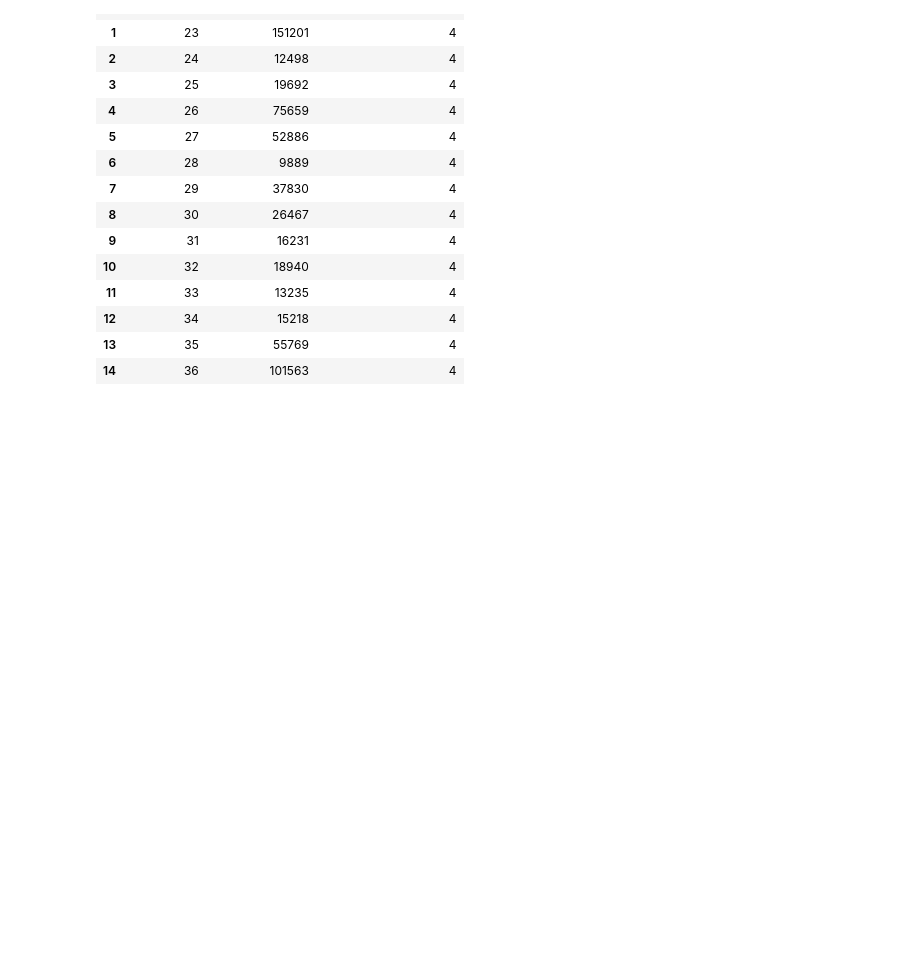
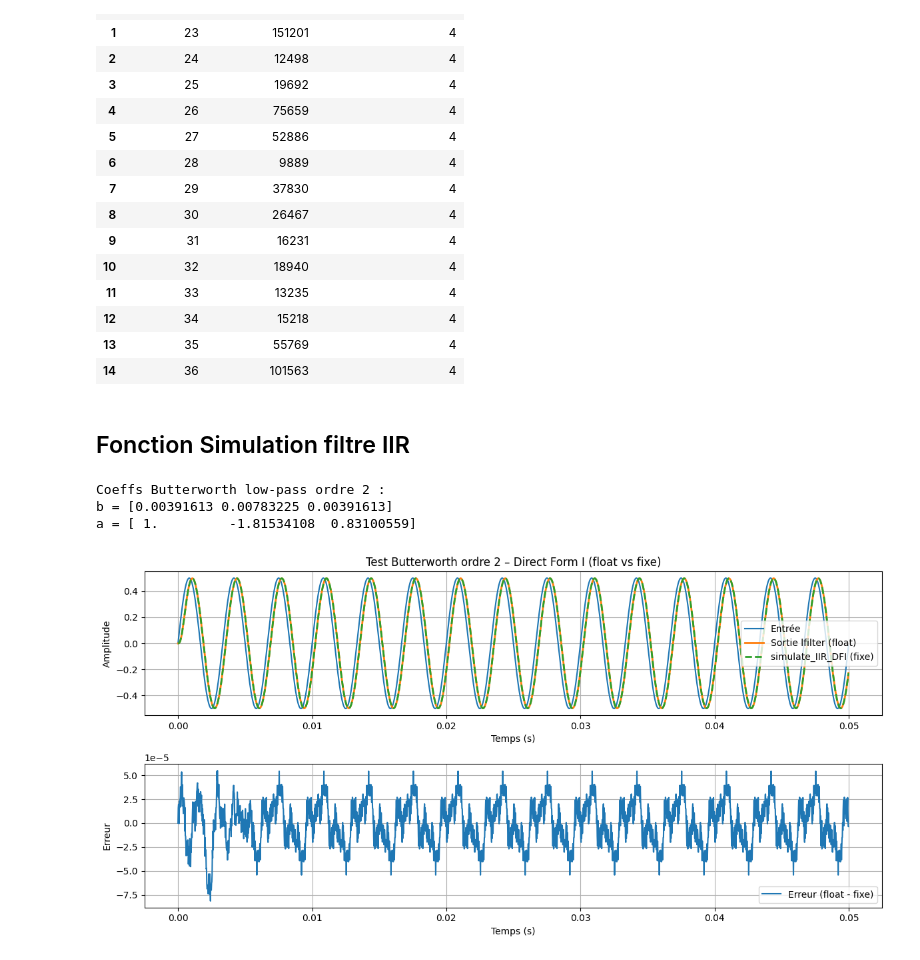
Before and after one commit to Sawlyer/SIR, a Jupyter notebook: design_filters_1_3_octave.ipynb, the cells around one changed output. Saved outputs shown, nothing was run; the diff lists cells and outputs as text; code cells hidden in the pictures; blank space fills up the shorter version.

Commit message:
Ajout Simulation filtre IIR en forme directe I

```diff
--- a/design_filters_1_3_octave.ipynb
+++ b/design_filters_1_3_octave.ipynb
@@ -799,3 +799,5 @@ df
 | 12 | 34 | 15218 | 4 |
 | 13 | 35 | 55769 | 4 |
 | 14 | 36 | 101563 | 4 |
+# %% [markdown]
+## Fonction Simulation filtre IIR
@@ -801,0 +932,63 @@ df
+# %%
+# Filtre de TEST simple (canonique)
+fs_test = 48000        # fréquence d'échantillonnage
+fc = 1000              # fréquence de coupure low-pass
+N  = 2                 # ordre 2
+
+b_lp, a_lp = butter(N, fc/(fs_test/2), btype='low', output='ba')
+
+print("Coeffs Butterworth low-pass ordre 2 :")
+print("b =", b_lp)
+print("a =", a_lp)
+
+# Signal de test : sinus DANS la bande
+duration = 0.05  # 50 ms
+t_lp = np.linspace(0, duration, int(fs_test*duration), endpoint=False)
+u_lp = 0.5 * np.sin(2*np.pi*300*t_lp)  # 300 Hz, bien en dessous de fc=1000 Hz
+
+# Paramètres de quantification
+wl_in,  ib_in  = 16, 1   # Entrée : Q1.15
+wl_b,   ib_b   = 20, 2   # Produits b : Q2.18 donc la ca ferais entre [-2 et 1] avec scale=1/2^18
+wl_a,   ib_a   = 20, 2   # Produits a : Q2.18
+wl_ext, ib_ext = 28, 3   # Interne : Q3.25 (bits de garde)
+wl_out, ib_out = 16, 1   # Sortie : Q1.15
+
+# Simulation fixe vs flottant
+y_lp_fix, y_lp_int = simulate_IIR_DFI(
+    u_lp, b_lp, a_lp,
+    wl_b, ib_b,
+    wl_a, ib_a,
+    wl_ext, ib_ext,
+    wl_in, ib_in,
+    wl_out, ib_out
+)
+
+y_lp_ref = lfilter(b_lp, a_lp, u_lp)
+
+# Plots
+plt.figure(figsize=(12, 6))
+
+plt.subplot(2, 1, 1)
+plt.plot(t_lp, u_lp, label="Entrée")
+plt.plot(t_lp, y_lp_ref, label="Sortie lfilter (float)", linewidth=2)
+plt.plot(t_lp, y_lp_fix, '--', label="simulate_IIR_DFI (fixe)", linewidth=2)
+plt.title("Test Butterworth ordre 2 – Direct Form I (float vs fixe)")
+plt.xlabel("Temps (s)")
+plt.ylabel("Amplitude")
+plt.grid(True)
+plt.legend()
+
+plt.subplot(2, 1, 2)
+plt.plot(t_lp, y_lp_ref - y_lp_fix, label="Erreur (float - fixe)")
+plt.xlabel("Temps (s)")
+plt.ylabel("Erreur")
+plt.grid(True)
+plt.legend()
+
+plt.tight_layout()
+plt.show()
+# %% [output]
+Coeffs Butterworth low-pass ordre 2 :
+b = [0.00391613 0.00783225 0.00391613]
+a = [ 1.         -1.81534108  0.83100559]
+[figure, added]
```
Also changed, not shown: parts of 2 cells of this notebook.
